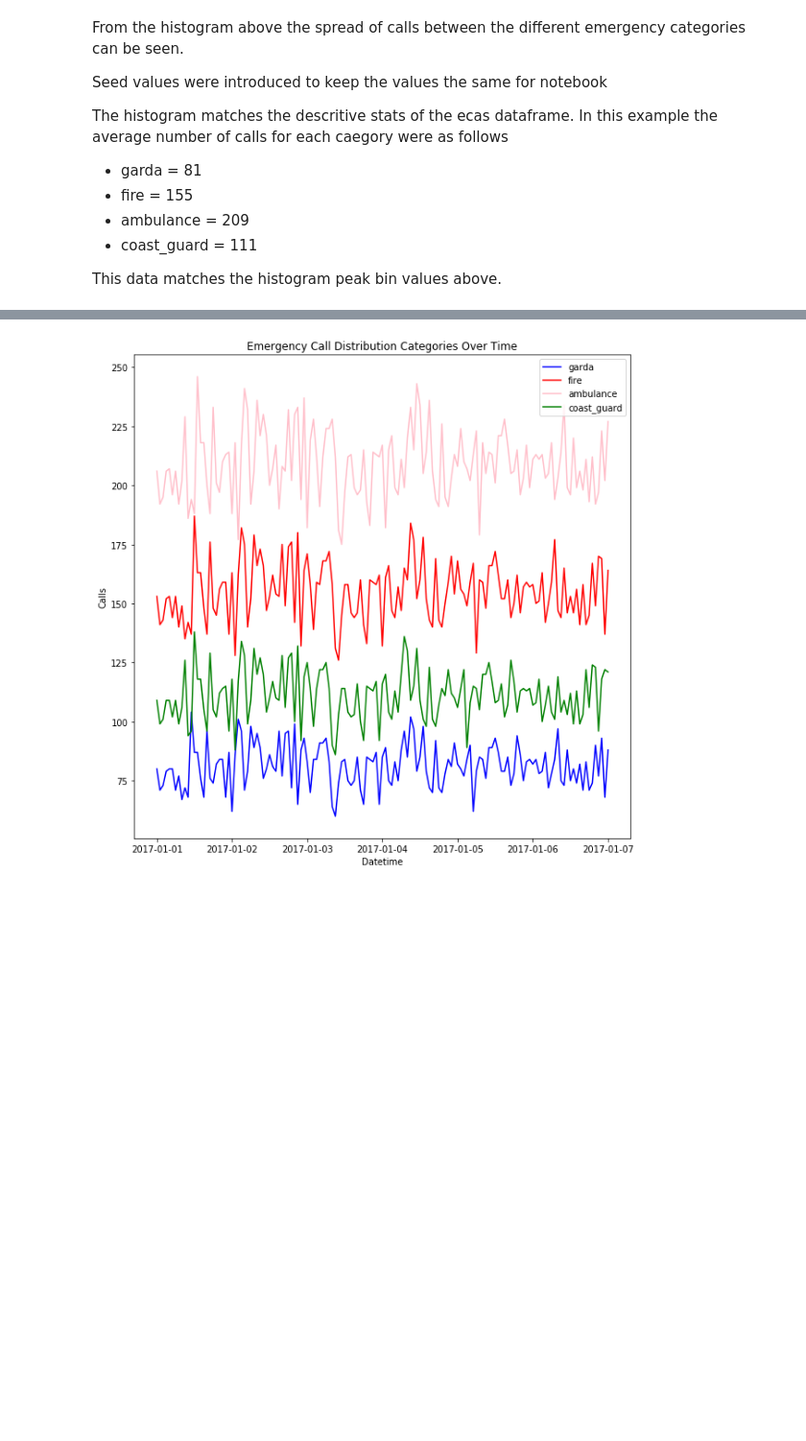
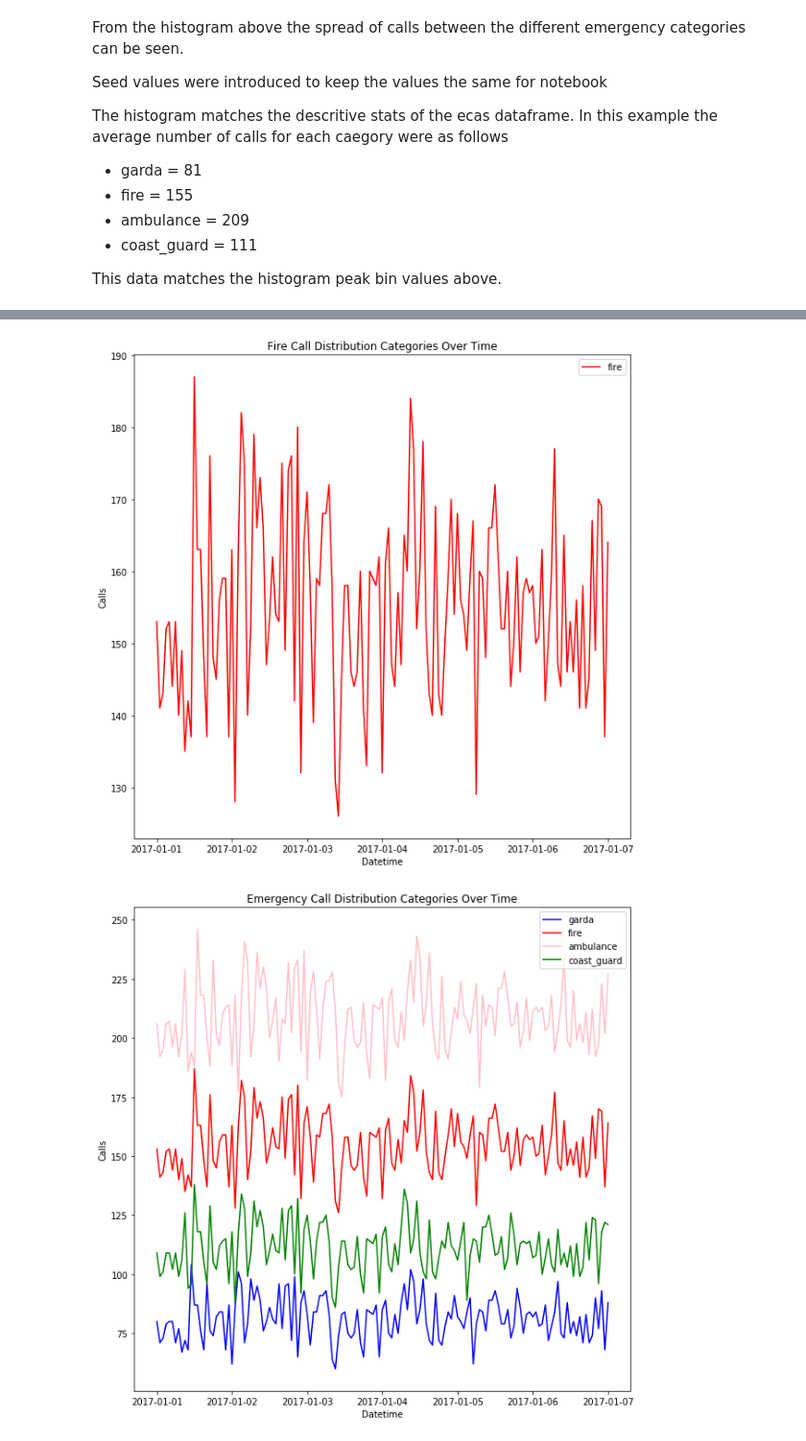
Before and after one commit to moranneil/Programming-For-Data-Analysis-Project-2019, a Jupyter notebook: Programming-For-Data-Analysis-Project-2019.ipynb, the cells around one changed output, grey strips where cells are left out. Shown: that part at 96% size. Cells and saved outputs as stored; diff of their text form; code cells hidden in the pictures; blank space fills up the shorter version.

```diff
--- a/Programming-For-Data-Analysis-Project-2019.ipynb
+++ b/Programming-For-Data-Analysis-Project-2019.ipynb
@@ -561,3 +593,15 @@ This data matches the histogram peak bin values above.
+# %%
+#Increase size of plot, plot the fire call distribution for the week.
+plt.rcParams['figure.figsize'] = (10, 10)
+# Plot the fire category calls and colour the line red.
+sns.lineplot(x="datetime", y="fire", data=ecas, label = 'fire' , color='red')
+plt.title("Fire Call Distribution Categories Over Time")
+plt.xlabel("Datetime")
+plt.ylabel("Calls")
+plt.legend()
+plt.show()
+# %% [output]
+[figure, added]
 # %%
 plt.rcParams['figure.figsize'] = (10, 10)
 sns.lineplot(x="datetime", y="garda", data=ecas, label = 'garda' , color='blue')
```
Also changed, not shown: parts of 4 cells of this notebook.
